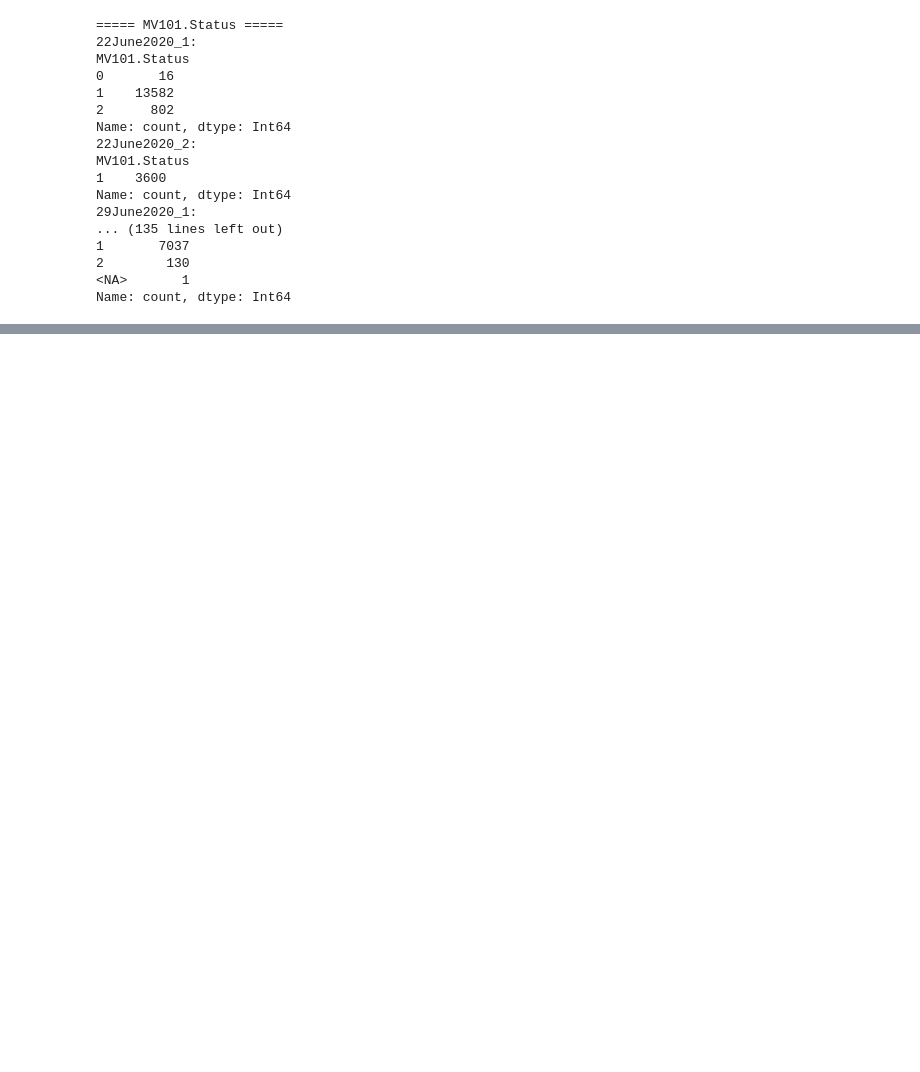
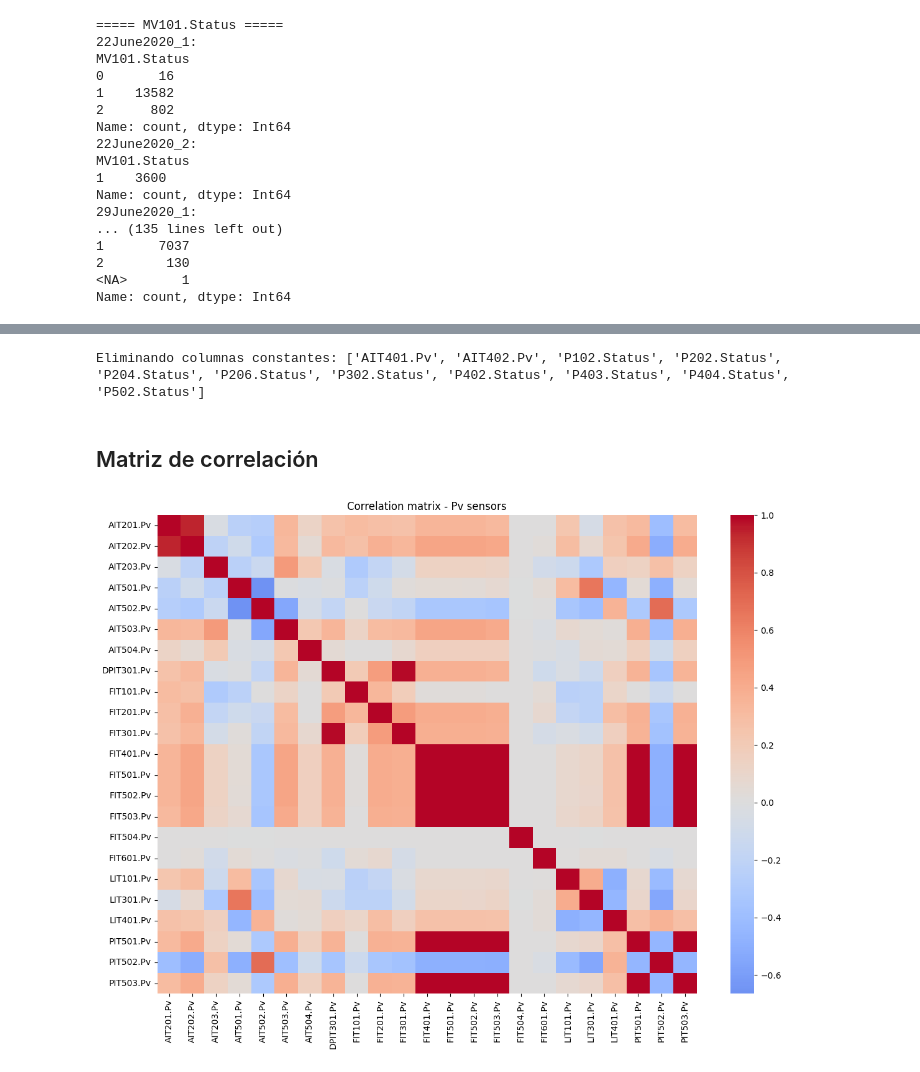
Before and after one commit to juanmi30/ics-synthetic-data-augmentation, a Jupyter notebook: data-preprocessing.ipynb, the cells around one changed output, grey strips where cells are left out. Cells and saved outputs as stored; diff of their text form; code cells hidden in the pictures; blank space fills up the shorter version.

Commit message:
identificación de variables discretas, continuas, eliminación de ctes y warmup

```diff
--- a/data-preprocessing.ipynb
+++ b/data-preprocessing.ipynb
@@ -299,0 +504,6 @@ Name: count, dtype: Int64
+# %%
+feature_cols = [c for c in feature_cols if c not in constant_cols]
+
+pv_cols = [c for c in pv_cols if c not in constant_cols]
+status_cols = [c for c in status_cols if c not in constant_cols]
+state_cols = [c for c in state_cols if c not in constant_cols]
@@ -299,0 +516,41 @@ Name: count, dtype: Int64
+# %%
+WARMUP = 120
+
+files_trimmed = {
+    name: df.iloc[WARMUP:].reset_index(drop=True)
+    for name, df in files_clean.items()
+}
+# %%
+constant_cols = profile_df.loc[profile_df["is_constant"], "feature"].tolist()
+
+print("Eliminando columnas constantes:", constant_cols)
+
+for name in files_clean:
+    files_clean[name] = files_clean[name].drop(columns=constant_cols)
+# %% [output]
+Eliminando columnas constantes: ['AIT401.Pv', 'AIT402.Pv', 'P102.Status', 'P202.Status', 'P204.Status', 'P206.Status', 'P302.Status', 'P402.Status', 'P403.Status', 'P404.Status', 'P502.Status']
+# %%
+pv_cols = [c for c in pv_cols if c not in constant_cols]
+status_cols = [c for c in status_cols if c not in constant_cols]
+state_cols = [c for c in state_cols if c not in constant_cols]
+feature_cols = [c for c in feature_cols if c not in constant_cols]
+# %% [markdown]
+## Matriz de correlación
+# %%
+import seaborn as sns
+
+train_df = pd.concat([
+    files_trimmed["22June2020_1"],
+    files_trimmed["22June2020_2"],
+    files_trimmed["29June2020_1"],
+    files_trimmed["29June2020_2"]
+])
+
+corr = train_df[pv_cols].corr()
+
+plt.figure(figsize=(14,10))
+sns.heatmap(corr, cmap="coolwarm", center=0)
+plt.title("Correlation matrix - Pv sensors")
+plt.show()
+# %% [output]
+[figure, added]
```
Also changed, not shown: parts of 20 cells of this notebook.
